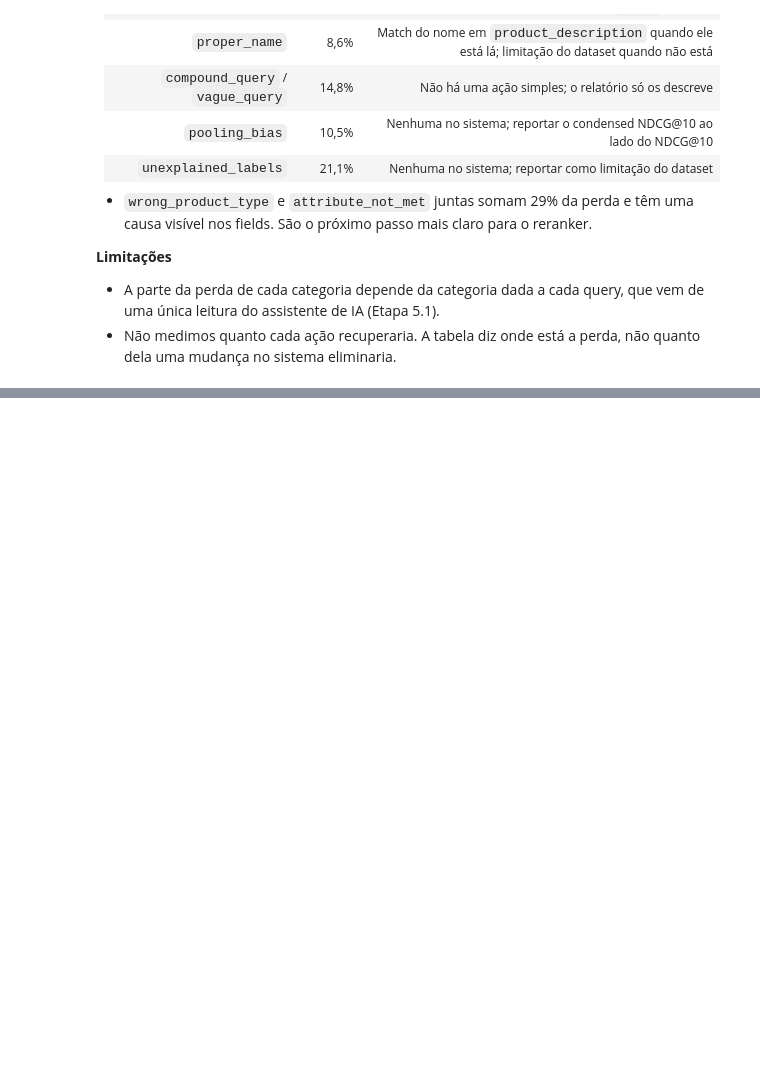
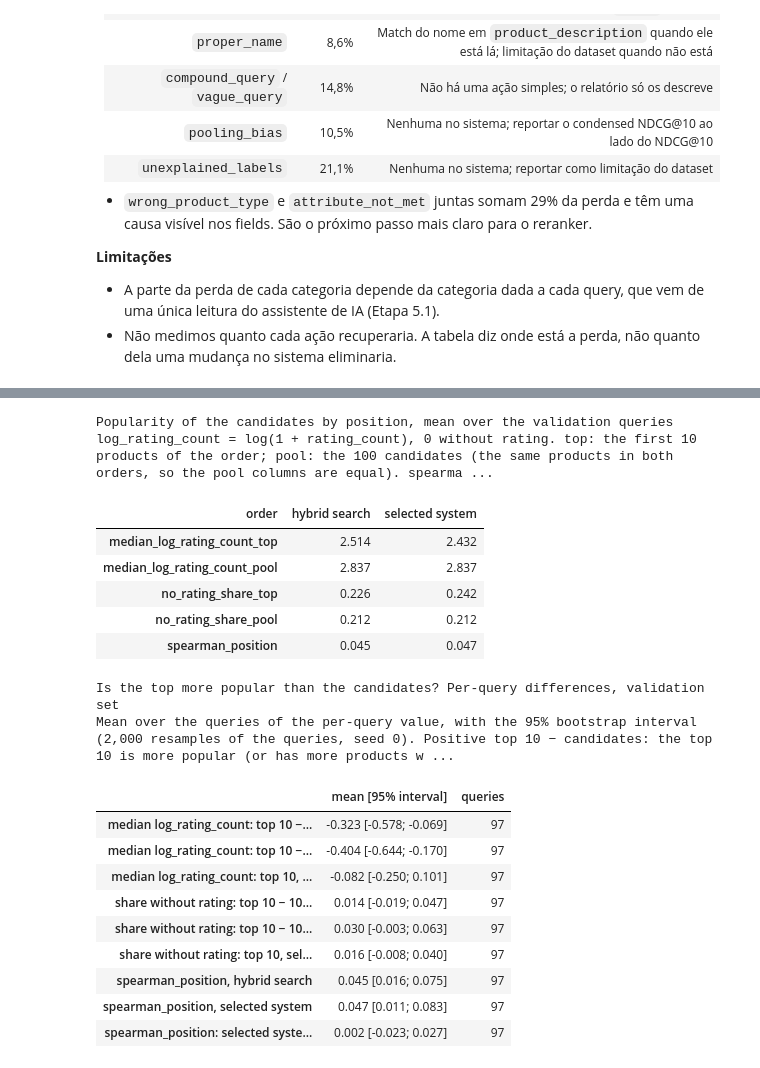
Before and after one commit to lubepe/ml_challenge, a Jupyter notebook: notebooks/07_error_analysis.ipynb, the cells around one changed output, grey strips where cells are left out. Cells and saved outputs as stored; diff of their text form; code cells hidden in the pictures; blank space fills up the shorter version.

```diff
--- a/notebooks/07_error_analysis.ipynb
+++ b/notebooks/07_error_analysis.ipynb
@@ -970,0 +998,70 @@ share_of_total_loss_pct: sum of (1 - NDCG@10) over the queries of the category d
+# %%
+popularity = error_analysis.product_popularity(products)
+popularity_rows = []
+for query_id in validation_queries["query_id"]:
+    hybrid_top100 = candidates_by_query[query_id][:ranking.CANDIDATES_K]
+    selected_top100 = selected_by_query[query_id][:ranking.CANDIDATES_K]
+    assert set(hybrid_top100) == set(selected_top100), "the reranker reorders the same candidates"
+    for order, ranked in (("hybrid search", hybrid_top100), ("selected system", selected_top100)):
+        popularity_rows.append({"query_id": query_id, "order": order,
+                                **error_analysis.popularity_profile(ranked, popularity)})
+popularity_per_query = pd.DataFrame(popularity_rows).pivot(index="query_id", columns="order")
+
+POPULARITY_MEASURES = ["median_log_rating_count_top", "median_log_rating_count_pool",
+                       "no_rating_share_top", "no_rating_share_pool", "spearman_position"]
+display(plots.table(popularity_per_query.mean().unstack("order").loc[POPULARITY_MEASURES],
+                    "Popularity of the candidates by position, mean over the validation queries", precision=3,
+                    note="log_rating_count = log(1 + rating_count), 0 without rating. top: the first 10 products of the order; "
+                         "pool: the 100 candidates (the same products in both orders, so the pool columns are equal). "
+                         "spearman_position: Spearman correlation between position (1 = top) and log_rating_count in the 100 "
+                         "candidates; negative when more popular products are closer to the top."))
+
+
+def mean_with_interval(per_query_values: pd.Series) -> dict:
+    values = per_query_values.dropna()
+    low, high = metrics.bootstrap_mean_ci(values, seed=evaluate.BOOTSTRAP_SEED, n_resamples=evaluate.BOOTSTRAP_RESAMPLES)
+    return {"mean [95% interval]": evaluate.format_ci(values.mean(), low, high), "queries": len(values)}
+
+
+def per_query(measure: str, order: str) -> pd.Series:
+    return popularity_per_query[(measure, order)]
+
+
+popularity_comparisons = {}
+for measure, label in (("median_log_rating_count", "median log_rating_count"), ("no_rating_share", "share without rating")):
+    for order in ("hybrid search", "selected system"):
+        popularity_comparisons[f"{label}: top 10 − 100 candidates, {order}"] = mean_with_interval(
+            per_query(f"{measure}_top", order) - per_query(f"{measure}_pool", order))
+    popularity_comparisons[f"{label}: top 10, selected system − hybrid search"] = mean_with_interval(
+        per_query(f"{measure}_top", "selected system") - per_query(f"{measure}_top", "hybrid search"))
+for order in ("hybrid search", "selected system"):
+    popularity_comparisons[f"spearman_position, {order}"] = mean_with_interval(per_query("spearman_position", order))
+popularity_comparisons["spearman_position: selected system − hybrid search"] = mean_with_interval(
+    per_query("spearman_position", "selected system") - per_query("spearman_position", "hybrid search"))
+plots.table(pd.DataFrame(popularity_comparisons).T,
+            "Is the top more popular than the candidates? Per-query differences, validation set",
+            note="Mean over the queries of the per-query value, with the 95% bootstrap interval "
+                 f"({evaluate.BOOTSTRAP_RESAMPLES:,} resamples of the queries, seed {evaluate.BOOTSTRAP_SEED}). "
+                 "Positive top 10 − candidates: the top 10 is more popular (or has more products without rating) than the 100 candidates. "
+                 "spearman_position is negative when more popular products are closer to the top.")
+# %% [output]
+Popularity of the candidates by position, mean over the validation queries
+log_rating_count = log(1 + rating_count), 0 without rating. top: the first 10 products of the order; pool: the 100 candidates (the same products in both orders, so the pool columns are equal). spearma ...
+| order | hybrid search | selected system |
+| median_log_rating_count_top | 2.514 | 2.432 |
+| median_log_rating_count_pool | 2.837 | 2.837 |
+| no_rating_share_top | 0.226 | 0.242 |
+| no_rating_share_pool | 0.212 | 0.212 |
+| spearman_position | 0.045 | 0.047 |
+Is the top more popular than the candidates? Per-query differences, validation set
+Mean over the queries of the per-query value, with the 95% bootstrap interval (2,000 resamples of the queries, seed 0). Positive top 10 − candidates: the top 10 is more popular (or has more products w ...
+|  | mean [95% interval] | queries |
+| median log_rating_count: top 10 −... | -0.323 [-0.578; -0.069] | 97 |
+| median log_rating_count: top 10 −... | -0.404 [-0.644; -0.170] | 97 |
+| median log_rating_count: top 10, ... | -0.082 [-0.250; 0.101] | 97 |
+| share without rating: top 10 − 10... | 0.014 [-0.019; 0.047] | 97 |
+| share without rating: top 10 − 10... | 0.030 [-0.003; 0.063] | 97 |
+| share without rating: top 10, sel... | 0.016 [-0.008; 0.040] | 97 |
+| spearman_position, hybrid search | 0.045 [0.016; 0.075] | 97 |
+| spearman_position, selected system | 0.047 [0.011; 0.083] | 97 |
+| spearman_position: selected syste... | 0.002 [-0.023; 0.027] | 97 |
```
Also changed, not shown: parts of 17 cells of this notebook, 4 other files.
